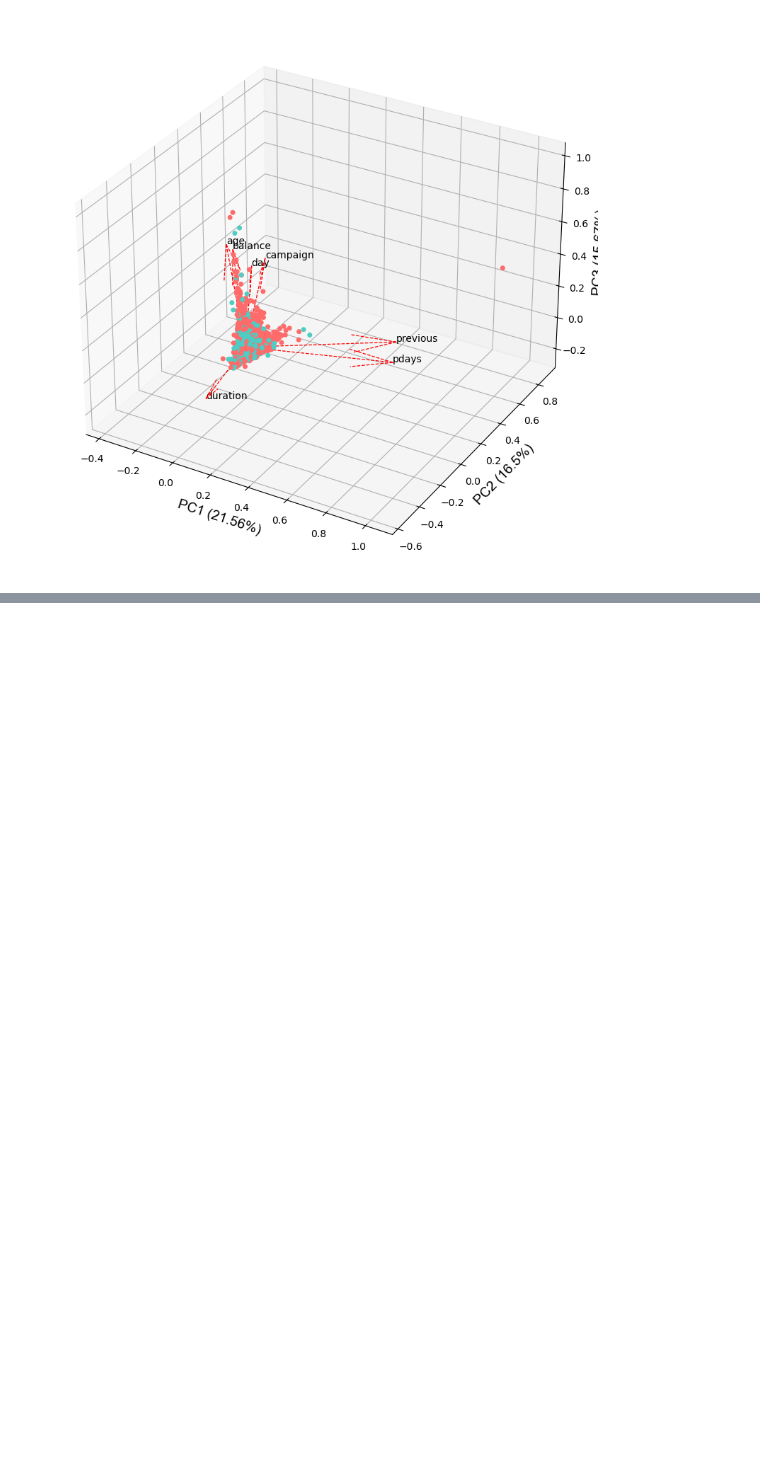
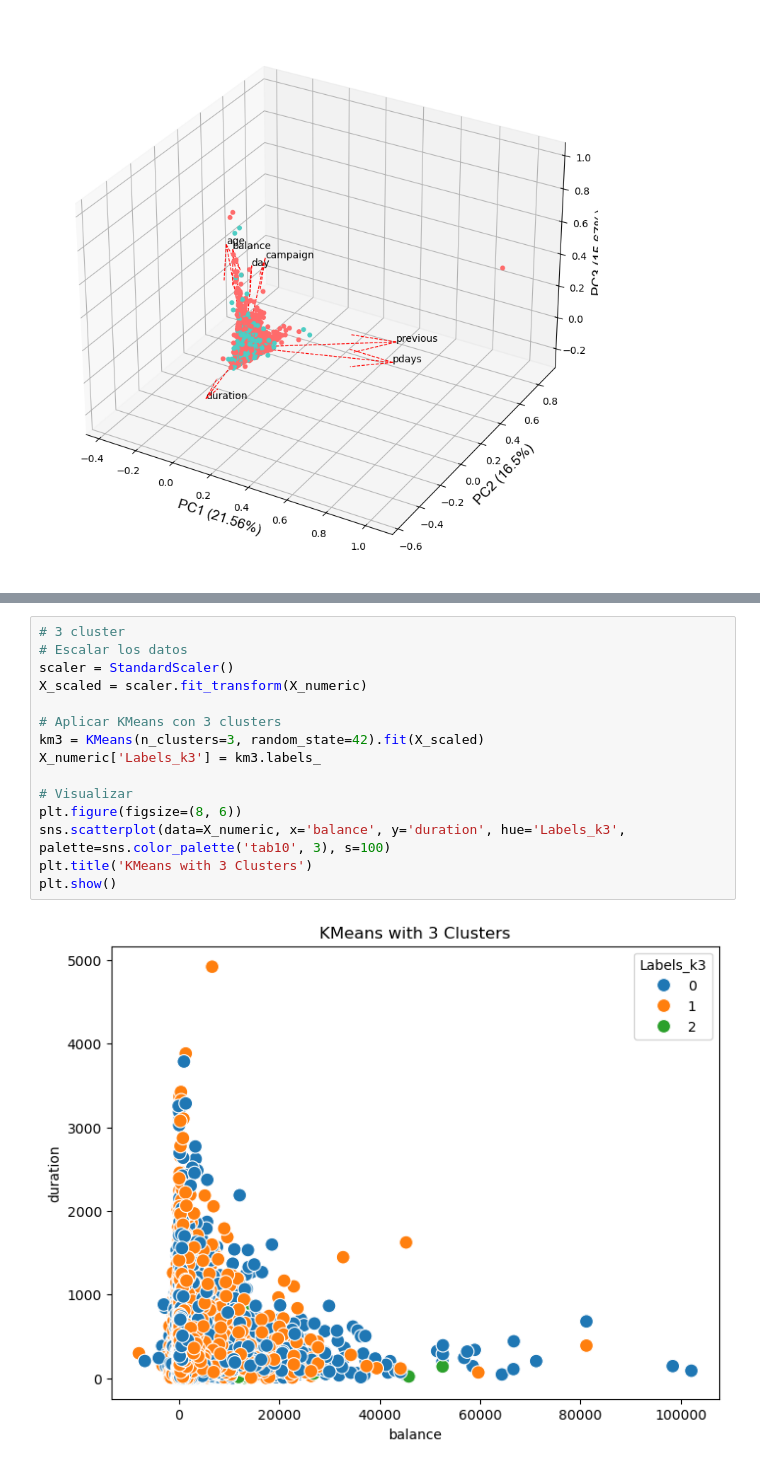
Before and after one commit to TheMaorba/DataMining, a Jupyter notebook: Tarea5/Tarea5.ipynb, the cells around one changed output, grey strips where cells are left out. Cells and saved outputs as stored; diff of their text form; blank space fills up the shorter version.

```diff
--- a/Tarea5/Tarea5.ipynb
+++ b/Tarea5/Tarea5.ipynb
@@ -317,0 +395,17 @@ cluster.biplot(
+# %%
+# 3 cluster
+# Escalar los datos
+scaler = StandardScaler()
+X_scaled = scaler.fit_transform(X_numeric)
+
+# Aplicar KMeans con 3 clusters
+km3 = KMeans(n_clusters=3, random_state=42).fit(X_scaled)
+X_numeric['Labels_k3'] = km3.labels_
+
+# Visualizar
+plt.figure(figsize=(8, 6))
+sns.scatterplot(data=X_numeric, x='balance', y='duration', hue='Labels_k3', palette=sns.color_palette('tab10', 3), s=100)
+plt.title('KMeans with 3 Clusters')
+plt.show()
+# %% [output]
+[figure, added]
```
Also changed, not shown: parts of 14 cells of this notebook, 1 other file.
